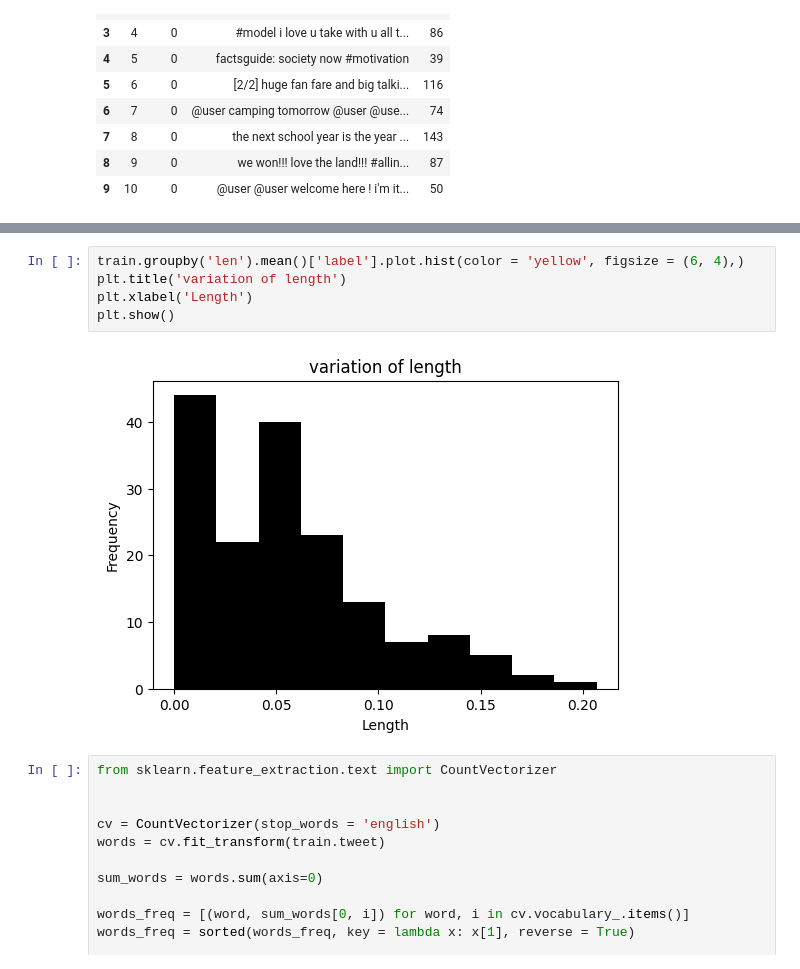
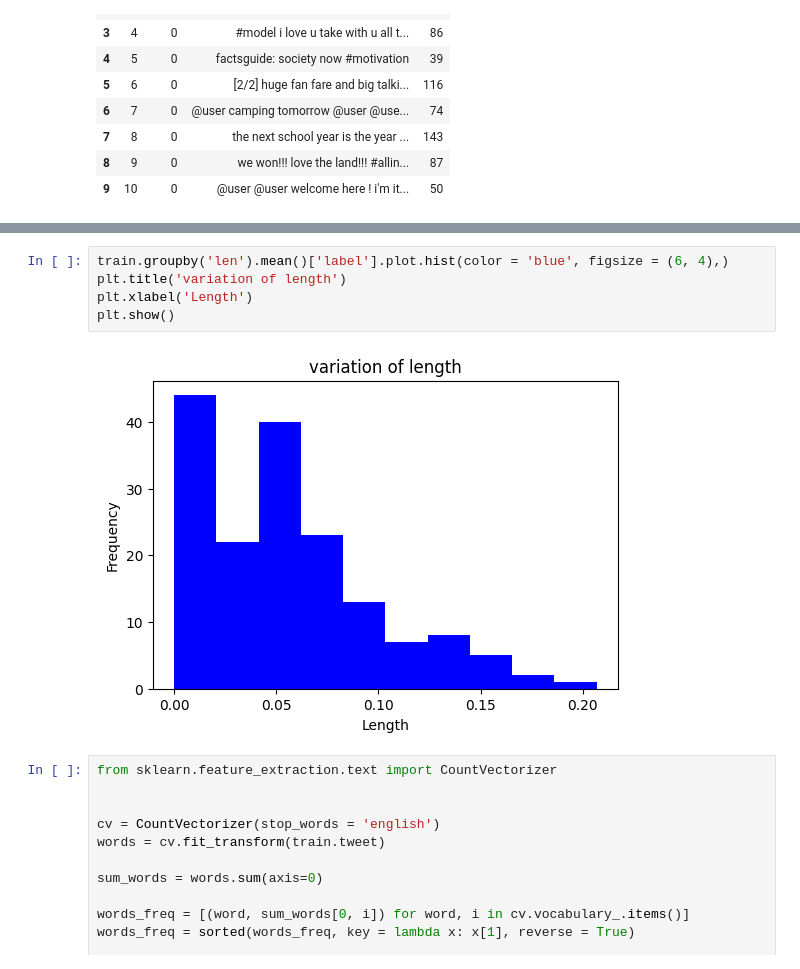
Before and after one commit to AnantDuhan/Sentiment-Analysis-of-Tweets, a Jupyter notebook: Twitter_Sentiment.ipynb, the cells around one changed output, grey strips where cells are left out. Cells and saved outputs as stored; diff of their text form.

```diff
--- a/Twitter_Sentiment.ipynb
+++ b/Twitter_Sentiment.ipynb
@@ -115,12 +115,12 @@ train.groupby('label').describe()
 | 0 | 29720.0 | 15974.454441 | 9223.783469 | 1.0 | 7981.75 | 15971.5 | 23965.25 | 31962.0 | 29720.0 | 84.328634 | 29.566484 | ... |
 | 1 | 2242.0 | 16074.896075 | 9267.955758 | 14.0 | 8075.25 | 16095.0 | 24022.00 | 31961.0 | 2242.0 | 90.187779 | 27.375502 | ... |
 # %%
-train.groupby('len').mean()['label'].plot.hist(color = 'yellow', figsize = (6, 4),)
+train.groupby('len').mean()['label'].plot.hist(color = 'blue', figsize = (6, 4),)
 plt.title('variation of length')
 plt.xlabel('Length')
 plt.show()
 # %% [output]
-[figure, old version]
+[figure, new version]
 # %%
 from sklearn.feature_extraction.text import CountVectorizer
 
```
Also changed, not shown: parts of 17 cells of this notebook.
